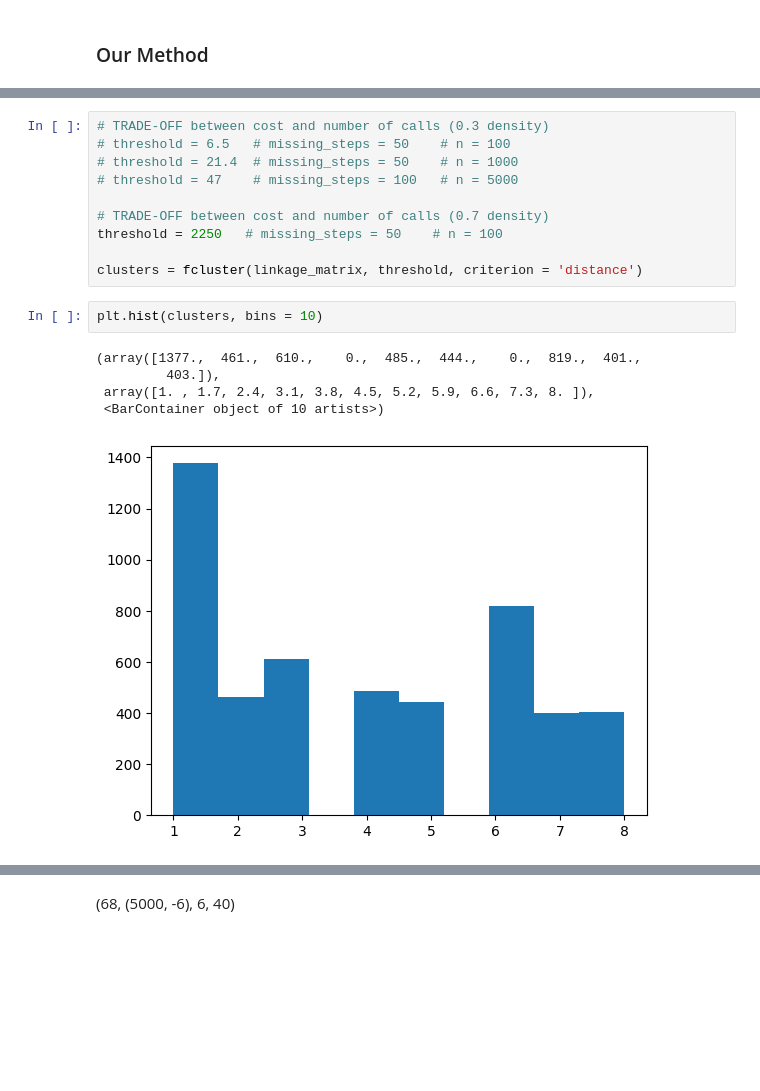
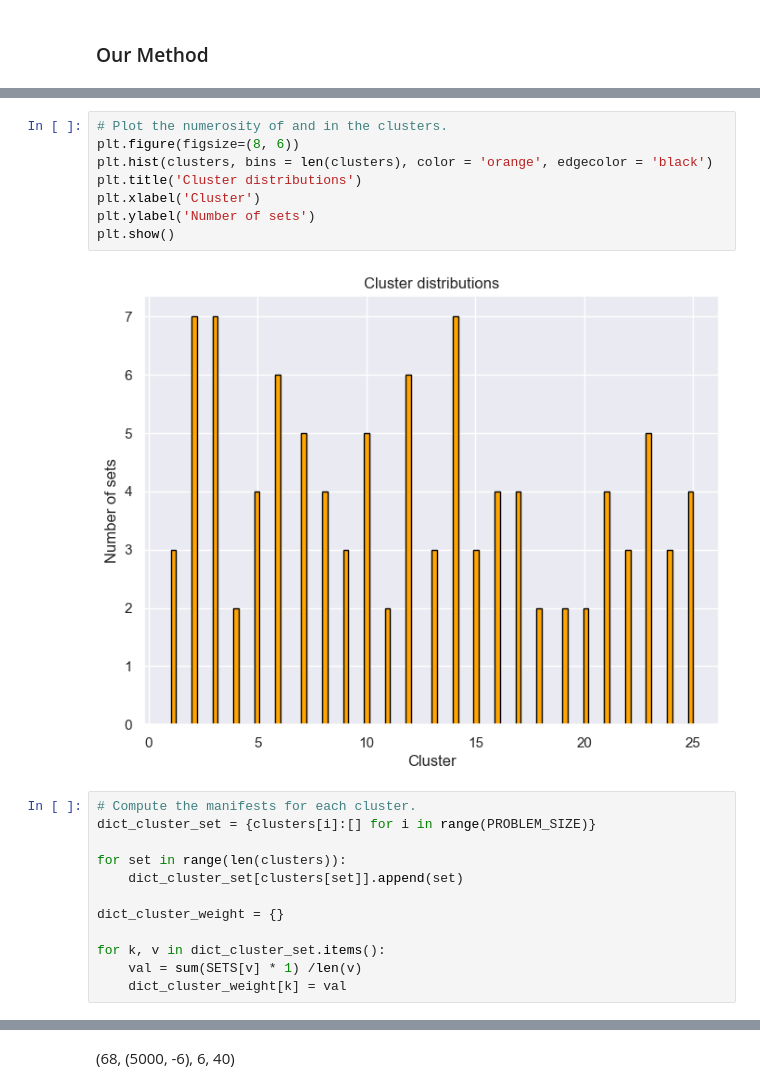
Before and after one commit to ClaudioSavelli/computational-intelligence-PoliTO, a Jupyter notebook: Other Activities/Halloween Challange/Halloween.ipynb, the cells around one changed output, grey strips where cells are left out. Saved outputs shown, nothing was run; the diff lists cells and outputs as text; blank space fills up the shorter version.

```diff
--- a/Other Activities/Halloween Challange/Halloween.ipynb
+++ b/Other Activities/Halloween Challange/Halloween.ipynb
@@ -268,19 +274,23 @@ clusters = fcluster(linkage_matrix, threshold, criterion = 'distance')
-# %%
-# TRADE-OFF between cost and number of calls (0.3 density)
-# threshold = 6.5   # missing_steps = 50    # n = 100
-# threshold = 21.4  # missing_steps = 50    # n = 1000
-# threshold = 47    # missing_steps = 100   # n = 5000
-
-# TRADE-OFF between cost and number of calls (0.7 density)
-threshold = 2250   # missing_steps = 50    # n = 100
-
-clusters = fcluster(linkage_matrix, threshold, criterion = 'distance')
-# %%
-plt.hist(clusters, bins = 10)
-# %% [output]
-(array([1377.,  461.,  610.,    0.,  485.,  444.,    0.,  819.,  401.,
-         403.]),
- array([1. , 1.7, 2.4, 3.1, 3.8, 4.5, 5.2, 5.9, 6.6, 7.3, 8. ]),
- <BarContainer object of 10 artists>)
-[figure, removed]
+# %%
+# Plot the numerosity of and in the clusters.
+plt.figure(figsize=(8, 6))
+plt.hist(clusters, bins = len(clusters), color = 'orange', edgecolor = 'black')
+plt.title('Cluster distributions')
+plt.xlabel('Cluster')
+plt.ylabel('Number of sets')
+plt.show()
+# %% [output]
+[figure, added]
+# %%
+# Compute the manifests for each cluster.
+dict_cluster_set = {clusters[i]:[] for i in range(PROBLEM_SIZE)}
+
+for set in range(len(clusters)):
+    dict_cluster_set[clusters[set]].append(set)
+
+dict_cluster_weight = {}
+
+for k, v in dict_cluster_set.items():
+    val = sum(SETS[v] * 1) /len(v)
+    dict_cluster_weight[k] = val
 # %%
```
Also changed, not shown: parts of 24 cells of this notebook.
